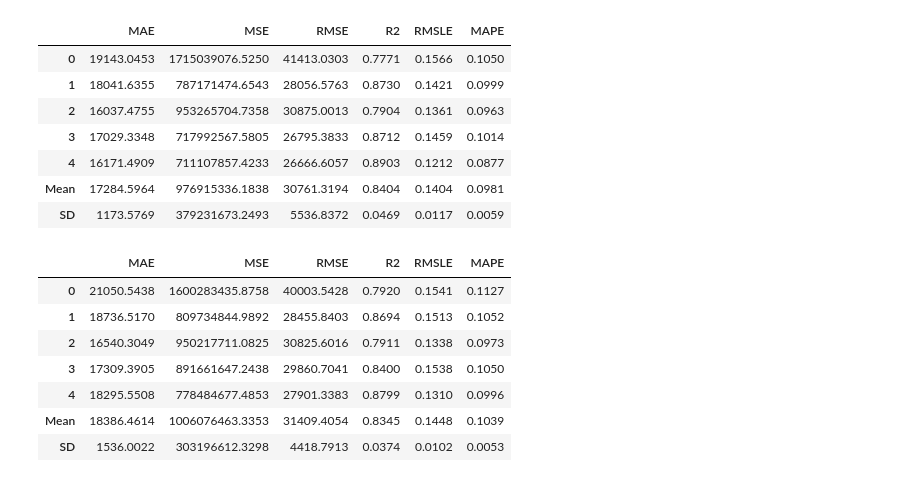
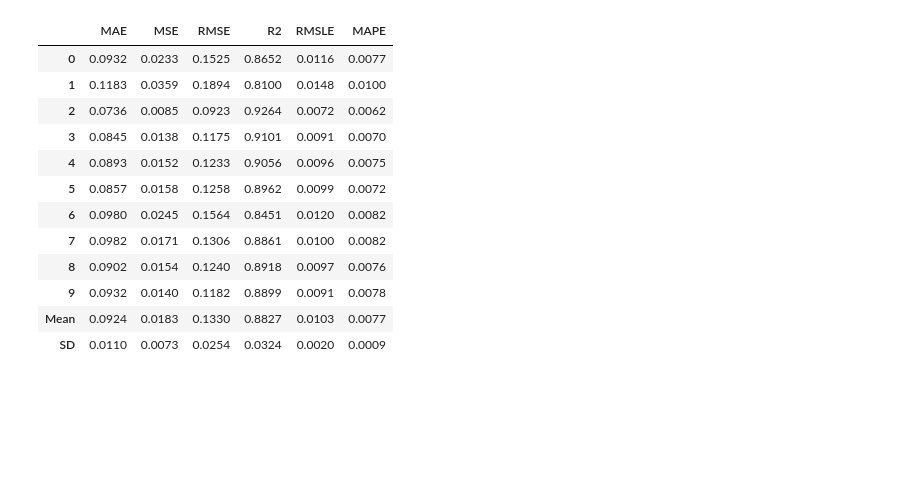
Before and after one commit to ckdanny/kaggle-competition, a Jupyter notebook: house-price-prediction/modeling.ipynb, the cells around one changed output. Drawn from its saved outputs; the diff is of its cells as text; code cells hidden in the pictures; blank space fills up the shorter version.

```diff
--- a/house-price-prediction/modeling.ipynb
+++ b/house-price-prediction/modeling.ipynb
@@ -1,15 +0,0 @@
-# %%
-import pandas as pd
-import numpy as np
-
-import seaborn as sns
-
-from matplotlib import pyplot as plt
-
-import warnings
-
-pd.options.display.max_columns = 100 # Pandas option to increase max number of columns to display
-pd.options.display.max_rows = 100
-
-warnings.filterwarnings('ignore') # Disabling warnimgs for clearer outputs
-# all_data = pd.read_pickle("./filled_data.pkl")
@@ -262,0 +140,3 @@ catboost = create_model('catboost', fold = 5)
+# %%
+# best = compare_models(sort = 'RMSE', n_select = 5, fold=3) #default is 'R2'
+model = create_model('catboost', fold = 3)
@@ -263,22 +150,16 @@ catboost = create_model('catboost', fold = 5)
 # %%
-tuned_catboost = tune_model(catboost, optimize = 'RMSLE', fold = 5)
+tuned_catboost = tune_model(model, optimize = 'RMSE', fold = 10)
 # %% [output]
 |  | MAE | MSE | RMSE | R2 | RMSLE | MAPE |
-| 0 | 19143.0453 | 1715039076.5250 | 41413.0303 | 0.7771 | 0.1566 | 0.1050 |
-| 1 | 18041.6355 | 787171474.6543 | 28056.5763 | 0.8730 | 0.1421 | 0.0999 |
-| 2 | 16037.4755 | 953265704.7358 | 30875.0013 | 0.7904 | 0.1361 | 0.0963 |
-| 3 | 17029.3348 | 717992567.5805 | 26795.3833 | 0.8712 | 0.1459 | 0.1014 |
-| 4 | 16171.4909 | 711107857.4233 | 26666.6057 | 0.8903 | 0.1212 | 0.0877 |
-| Mean | 17284.5964 | 976915336.1838 | 30761.3194 | 0.8404 | 0.1404 | 0.0981 |
-| SD | 1173.5769 | 379231673.2493 | 5536.8372 | 0.0469 | 0.0117 | 0.0059 |
+| 0 | 0.0932 | 0.0233 | 0.1525 | 0.8652 | 0.0116 | 0.0077 |
+| 1 | 0.1183 | 0.0359 | 0.1894 | 0.8100 | 0.0148 | 0.0100 |
+| 2 | 0.0736 | 0.0085 | 0.0923 | 0.9264 | 0.0072 | 0.0062 |
+| 3 | 0.0845 | 0.0138 | 0.1175 | 0.9101 | 0.0091 | 0.0070 |
+| 4 | 0.0893 | 0.0152 | 0.1233 | 0.9056 | 0.0096 | 0.0075 |
+| 5 | 0.0857 | 0.0158 | 0.1258 | 0.8962 | 0.0099 | 0.0072 |
+| 6 | 0.0980 | 0.0245 | 0.1564 | 0.8451 | 0.0120 | 0.0082 |
+| 7 | 0.0982 | 0.0171 | 0.1306 | 0.8861 | 0.0100 | 0.0082 |
+| 8 | 0.0902 | 0.0154 | 0.1240 | 0.8918 | 0.0097 | 0.0076 |
+| 9 | 0.0932 | 0.0140 | 0.1182 | 0.8899 | 0.0091 | 0.0078 |
+| Mean | 0.0924 | 0.0183 | 0.1330 | 0.8827 | 0.0103 | 0.0077 |
+| SD | 0.0110 | 0.0073 | 0.0254 | 0.0324 | 0.0020 | 0.0009 |
-# %%
-lightgbm = create_model('lightgbm', fold = 5, optimize = 'RMSLE')
-# %% [output]
-|  | MAE | MSE | RMSE | R2 | RMSLE | MAPE |
-| 0 | 21050.5438 | 1600283435.8758 | 40003.5428 | 0.7920 | 0.1541 | 0.1127 |
-| 1 | 18736.5170 | 809734844.9892 | 28455.8403 | 0.8694 | 0.1513 | 0.1052 |
-| 2 | 16540.3049 | 950217711.0825 | 30825.6016 | 0.7911 | 0.1338 | 0.0973 |
-| 3 | 17309.3905 | 891661647.2438 | 29860.7041 | 0.8400 | 0.1538 | 0.1050 |
-| 4 | 18295.5508 | 778484677.4853 | 27901.3383 | 0.8799 | 0.1310 | 0.0996 |
-| Mean | 18386.4614 | 1006076463.3353 | 31409.4054 | 0.8345 | 0.1448 | 0.1039 |
-| SD | 1536.0022 | 303196612.3298 | 4418.7913 | 0.0374 | 0.0102 | 0.0053 |
```
Also changed, not shown: parts of 26 cells of this notebook, 10 other files.
